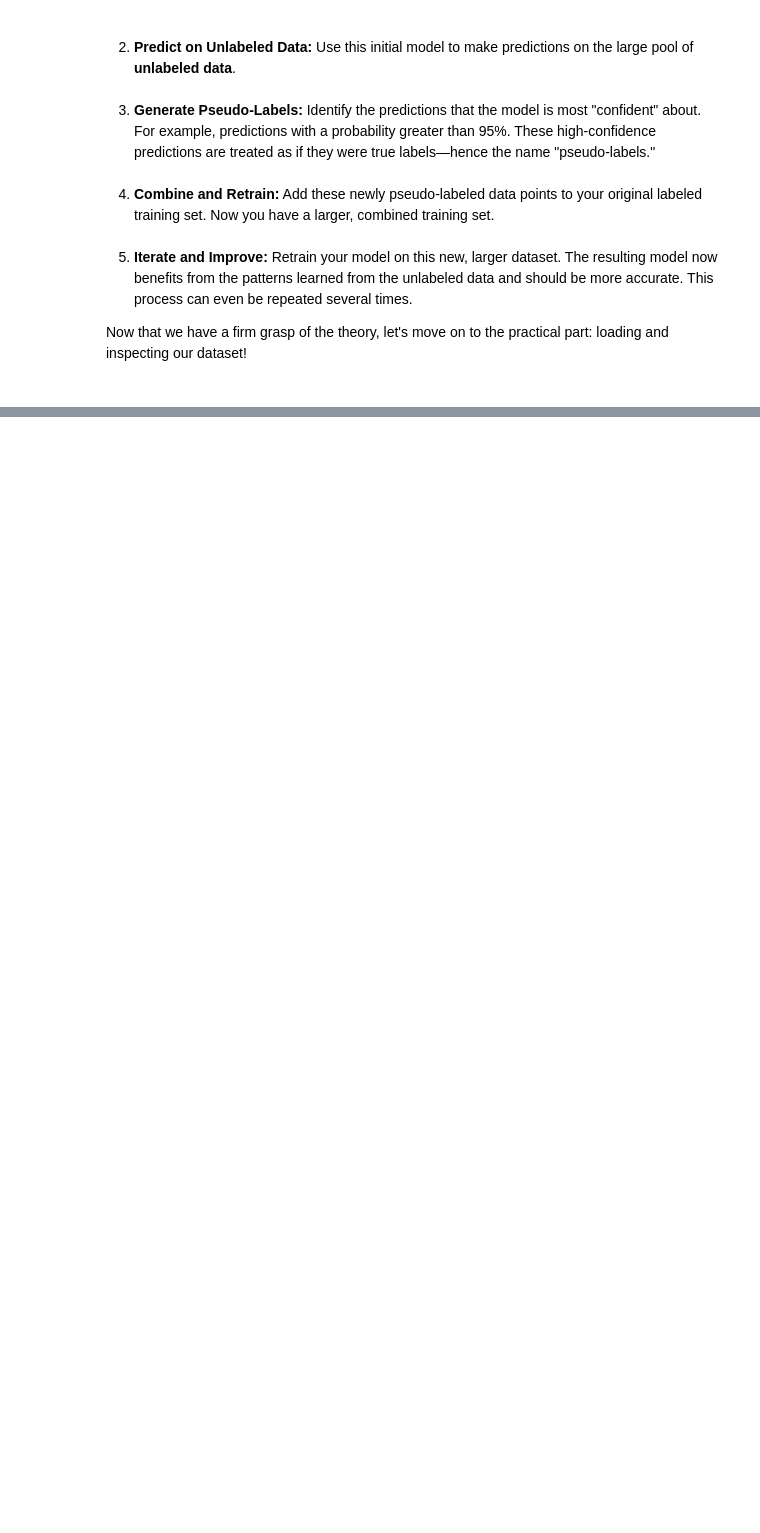
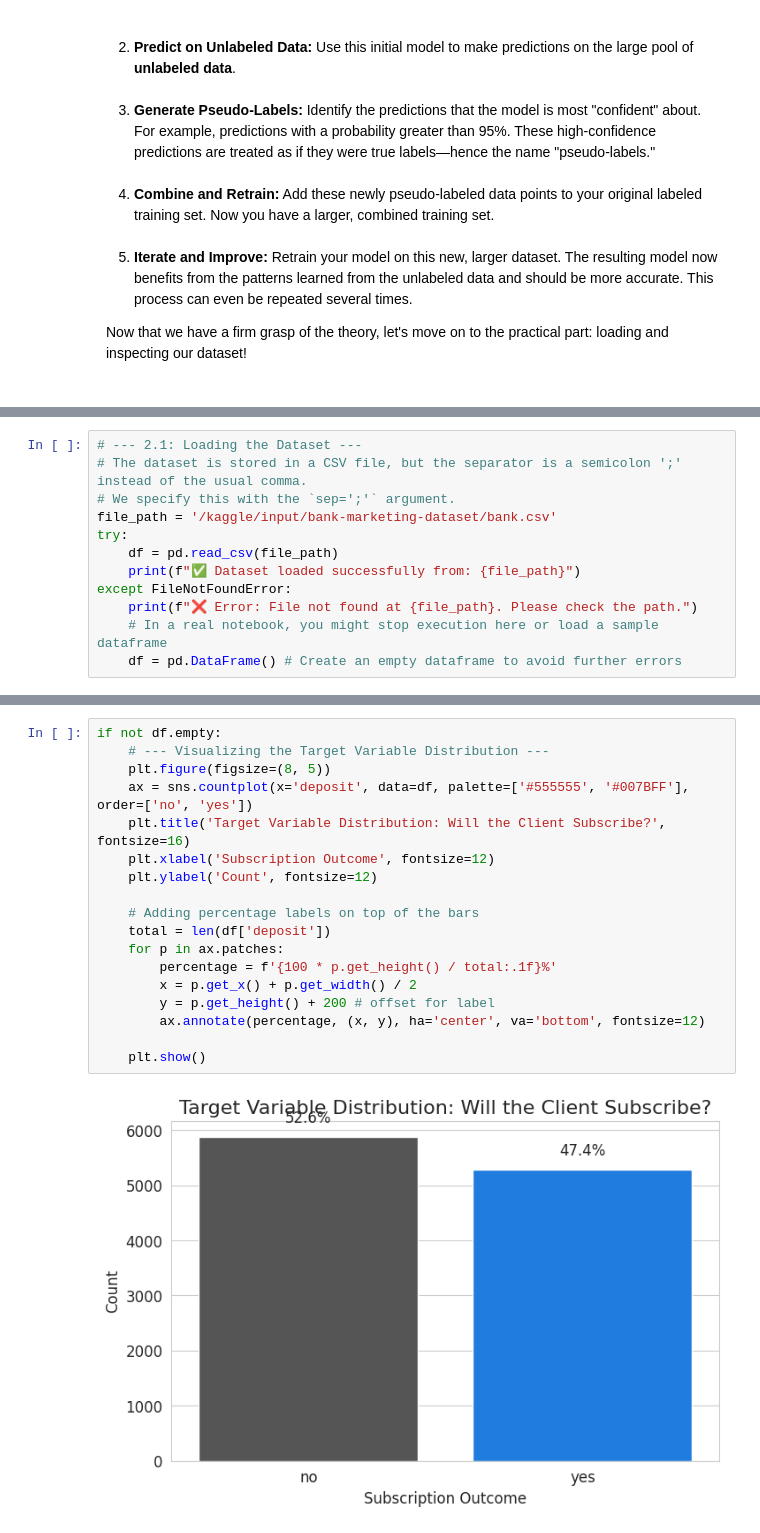
Before and after one commit to alabhastam/semi-supervised-learning-tutorial, a Jupyter notebook: main.ipynb, the cells around one changed output, grey strips where cells are left out. Cells and saved outputs as stored; diff of their text form; blank space fills up the shorter version.

Commit message:
Kaggle Notebook | semi-supervised learning tutorial | Version 3

```diff
--- a/main.ipynb
+++ b/main.ipynb
@@ -169,0 +219,12 @@ for dirname, _, filenames in os.walk('/kaggle/input'):
+# %%
+# --- 2.1: Loading the Dataset ---
+# The dataset is stored in a CSV file, but the separator is a semicolon ';' instead of the usual comma.
+# We specify this with the `sep=';'` argument.
+file_path = '/kaggle/input/bank-marketing-dataset/bank.csv'
+try:
+    df = pd.read_csv(file_path)
+    print(f"✅ Dataset loaded successfully from: {file_path}")
+except FileNotFoundError:
+    print(f"❌ Error: File not found at {file_path}. Please check the path.")
+    # In a real notebook, you might stop execution here or load a sample dataframe
+    df = pd.DataFrame() # Create an empty dataframe to avoid further errors
@@ -169,0 +277,20 @@ for dirname, _, filenames in os.walk('/kaggle/input'):
+# %%
+if not df.empty:
+    # --- Visualizing the Target Variable Distribution ---
+    plt.figure(figsize=(8, 5))
+    ax = sns.countplot(x='deposit', data=df, palette=['#555555', '#007BFF'], order=['no', 'yes'])
+    plt.title('Target Variable Distribution: Will the Client Subscribe?', fontsize=16)
+    plt.xlabel('Subscription Outcome', fontsize=12)
+    plt.ylabel('Count', fontsize=12)
+
+    # Adding percentage labels on top of the bars
+    total = len(df['deposit'])
+    for p in ax.patches:
+        percentage = f'{100 * p.get_height() / total:.1f}%'
+        x = p.get_x() + p.get_width() / 2
+        y = p.get_height() + 200 # offset for label
+        ax.annotate(percentage, (x, y), ha='center', va='bottom', fontsize=12)
+
+    plt.show()
+# %% [output]
+[figure, added]
```
Also changed, not shown: parts of 7 cells of this notebook.
